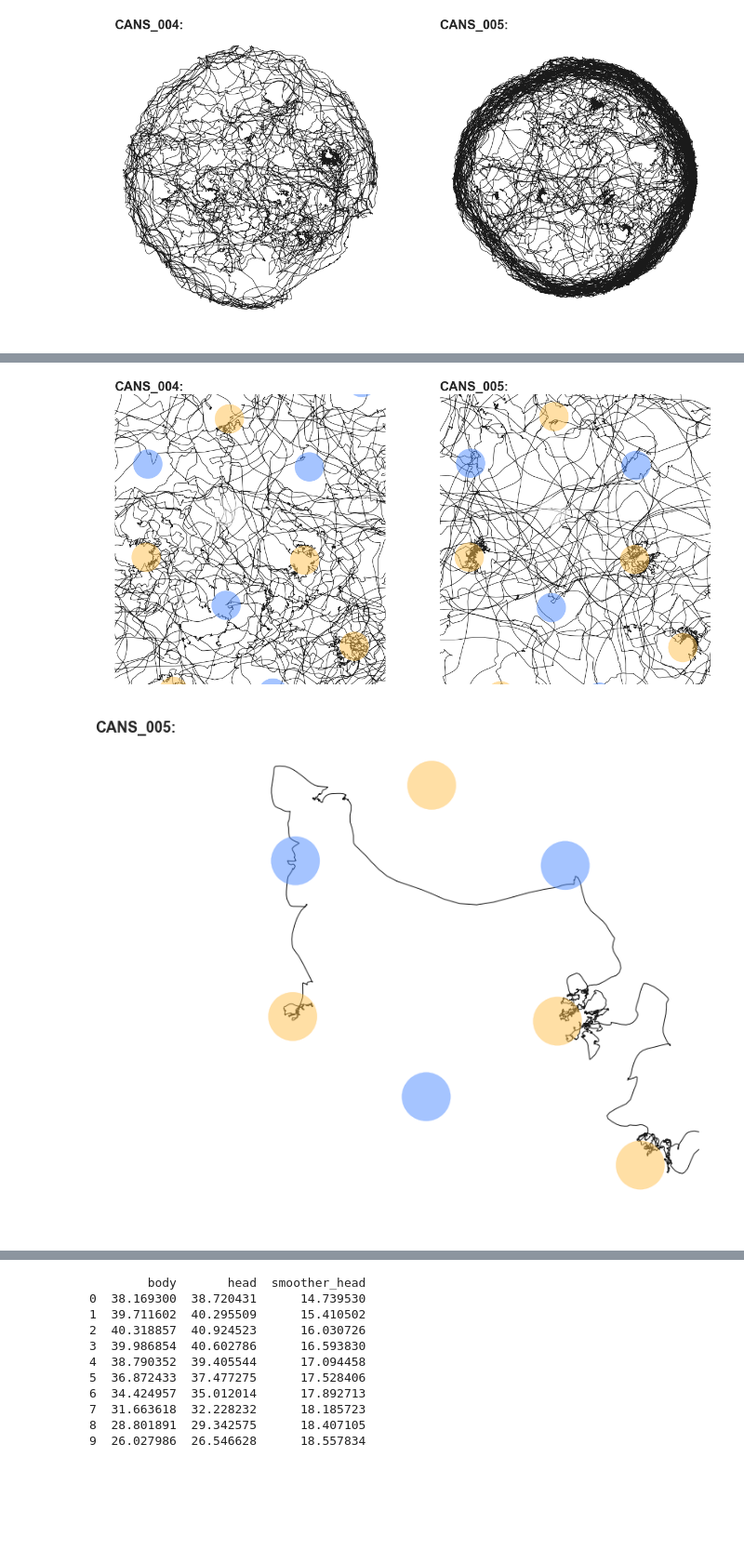
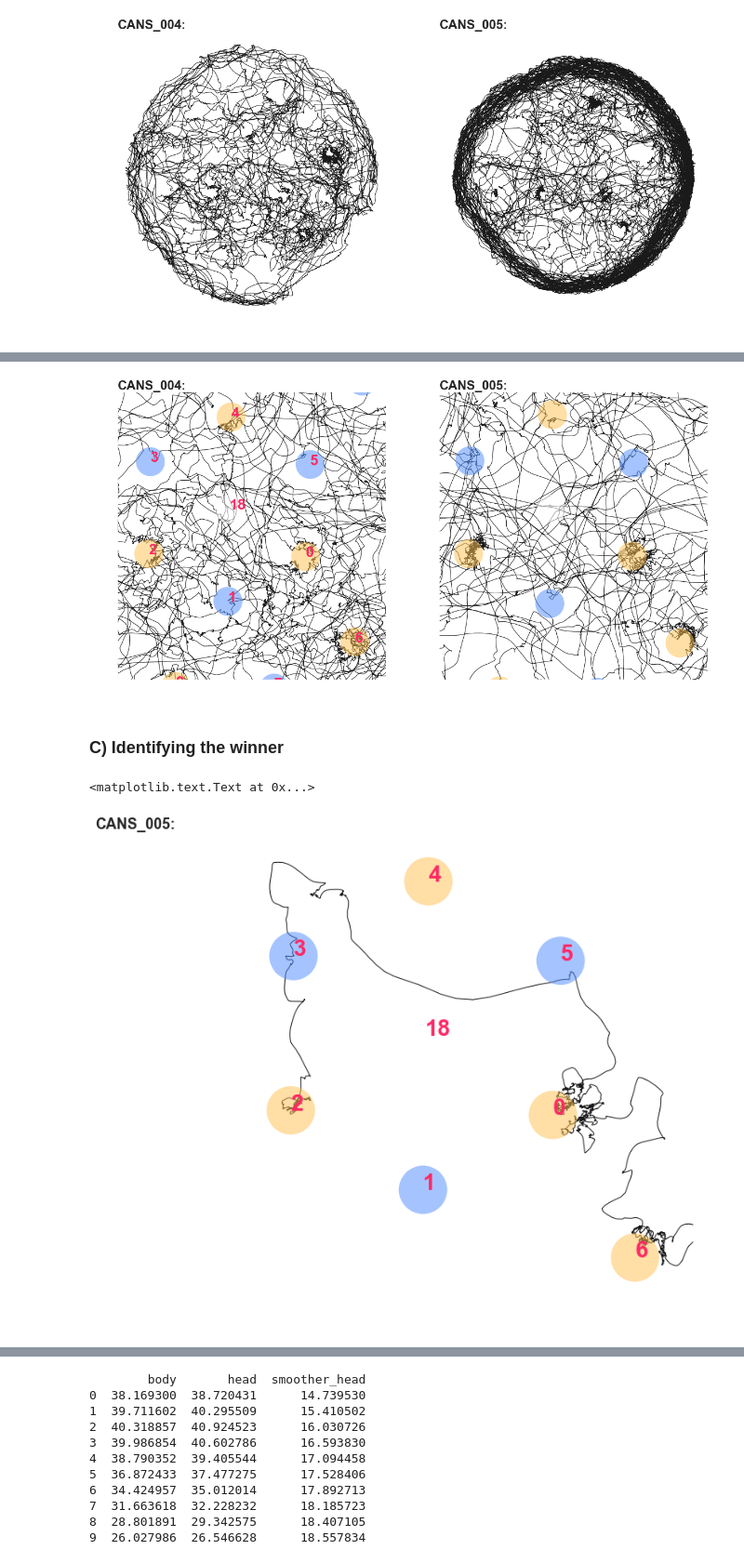
Before and after one commit to degoldschmidt/pytrack-analysis, a Jupyter notebook: notebooks/Corrales et al. (2016), eLife - Fig. 1.ipynb, the cells around one changed output, grey strips where cells are left out. Shown at 93% size. Drawn from its saved outputs; the diff is of its cells as text; code cells hidden in the pictures; blank space fills up the shorter version.

```diff
--- a/notebooks/Corrales et al. (2016), eLife - Fig. 1.ipynb
+++ b/notebooks/Corrales et al. (2016), eLife - Fig. 1.ipynb
@@ -96,7 +150,7 @@ import matplotlib.pyplot as plt
 import seaborn as sns
 sns.set(color_codes=True)
 sns.set_context("notebook", font_scale=1.5, rc={"lines.linewidth": 2.5})
-sns.set_style("white")
+sns.set_style("ticks")
 # %%
 def plot_2d(_data):
     fscale = 10
@@ -120,7 +172,7 @@ plt.show()
 # %% [output]
 [figure]
 # %%
-def plot_2d_patches(_data):
+def plot_2d_patches(_data, add_numb=[True, False]):
     fig, axes = plot_2d(_data)
     ### add food spots
     # colors (1: orange 2: blue, 3: white)
@@ -137,9 +189,12 @@ def plot_2d_patches(_data):
             # get color for given patch
             c = patch_color[patch_type[j]]
             # define circle at position "pos" with radius "patch_radius"
-            circle = plt.Circle(pos, patch_radius, color=c, alpha=0.5, zorder=10)
+            circle = plt.Circle(pos, patch_radius, color=c, alpha=0.5, zorder=5)
             # add circle to axis artist (draws the circle)
             ax.add_artist(circle)
+            # also add text to circle
+            if add_numb[i]:
+                ax.text(pos[0],pos[1], str(j), zorder=6, color="#FF2965", fontsize=28, fontweight='bold', clip_on=True)
     return fig, axes
 # %%
 # plot 2d trajectory with color patches
@@ -151,7 +204,7 @@ plt.show()
 # %%
-def plot_2d_patches_zoom(_data):
+def plot_2d_patches_zoom(_data, _zoom):
     fig, axes = plot_2d_patches(_data)
-    zoom = 90
+    zoom = _zoom
     offsetx = 15
     offsety = -18
     for ax in axes:
@@ -160,8 +213,9 @@ def plot_2d_patches_zoom(_data):
     return fig, axes
 # %%
 # plot zoomed 2d trajectory with color patches
-fig, axes = plot_2d_patches_zoom(preview_data)
-# show the plot below
-plt.show()
+fig, axes = plot_2d_patches_zoom(preview_data, 90)
 # %% [output]
-[figure, old version]
+[figure, new version]
+# %% [markdown]
+<a id='section2.3'></a>
+### C) Identifying the winner
@@ -168,14 +228,7 @@ plt.show()
 # %%
-# cut data down to 3 mins (180 s * 50 frames/s = 9000 frames)
-chosen = 1
-start = 56100
-end = start + 9000
-short_data = [preview_data[chosen].loc[start:end,:]]
-
 # plot zoomed 2d trajectory with color patches for given duration of time
-fig, axes = plot_2d_patches_zoom(short_data)
+fig, axes = plot_2d_patches_zoom(short_data, 90)
 axes[0].set_title(possible_sessions[chosen]+":", fontweight='bold', loc='left', x=-0.3, y=1.05)
-# show the plot below
-plt.show()
 # %% [output]
+<matplotlib.text.Text at 0x...>
-[figure, old version]
+[figure, new version]
```
Also changed, not shown: parts of 57 cells of this notebook, 12 other files.
